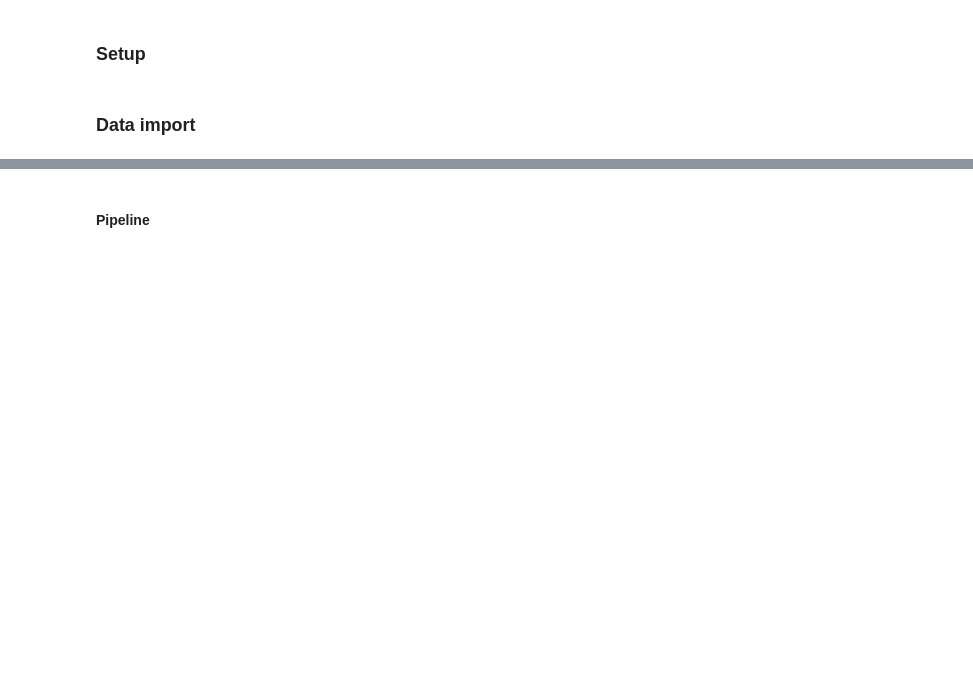
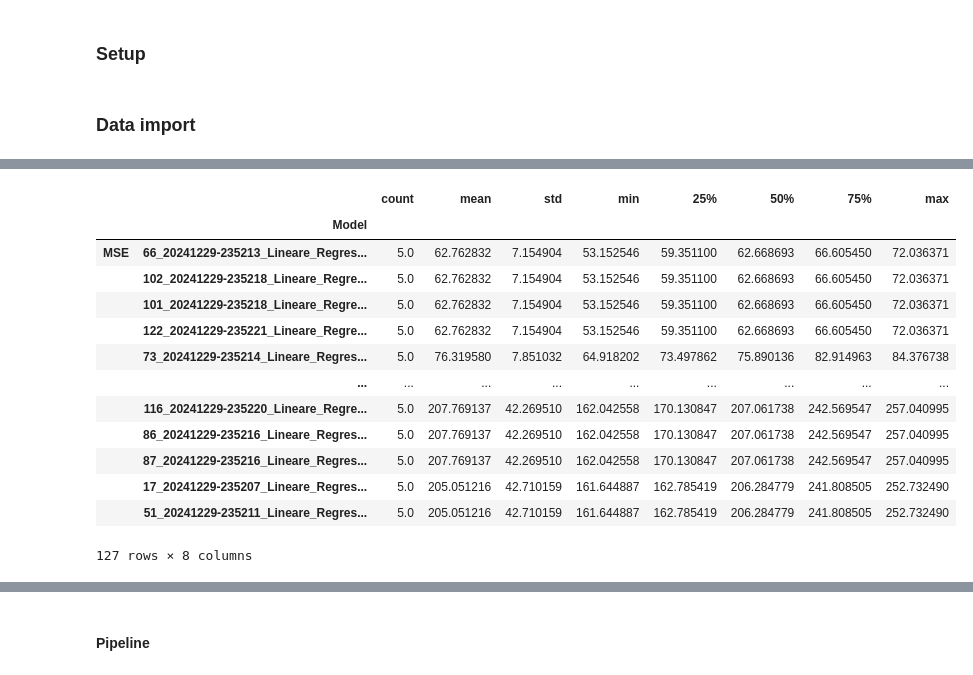
Before and after one commit to mm391-030401/project, a Jupyter notebook: notebooks/modeling.ipynb, the cells around one changed output, grey strips where cells are left out. Saved outputs shown, nothing was run; the diff lists cells and outputs as text; code cells hidden in the pictures; blank space fills up the shorter version.

```diff
--- a/notebooks/modeling.ipynb
+++ b/notebooks/modeling.ipynb
@@ -55,0 +62,2 @@ for col in to_str_cols:
+# %%
+y_label = 'retentionrate'
@@ -55,0 +192,41 @@ for col in to_str_cols:
+# %%
+# Liste zur Speicherung der Statistiken
+stats_list = []
+
+# Iteration durch alle Modellnamen im Index von styled_final_results
+for model_name in model_names_list:
+    # Lade die Kreuzvalidierungsergebnisse für das Modell
+    df_scores = load_validation_results(model_name)
+
+    # Berechne deskriptive Statistiken und transpose sie (für bessere Lesbarkeit)
+    stats = df_scores.describe().T
+
+    # Füge den Modellnamen als Spalte hinzu
+    stats['Model'] = model_name
+
+    # Füge die Statistiken zur Liste hinzu
+    stats_list.append(stats)
+
+# Kombiniere alle Statistiken in einem DataFrame
+combined_stats_df = pd.concat(stats_list)
+
+# Setze den Modellnamen als Index
+combined_stats_df = combined_stats_df.set_index('Model', append=True)
+
+# Zeige die kombinierte Statistik-Tabelle an
+combined_stats_df.sort_values(by = 'std')
+# %% [output]
+|  |  | count | mean | std | min | 25% | 50% | 75% | max |
+|  | Model |  |  |  |  |  |  |  |  |
+| MSE | 66_20241229-235213_Lineare_Regres... | 5.0 | 62.762832 | 7.154904 | 53.152546 | 59.351100 | 62.668693 | 66.605450 | 72.036371 |
+|  | 102_20241229-235218_Lineare_Regre... | 5.0 | 62.762832 | 7.154904 | 53.152546 | 59.351100 | 62.668693 | 66.605450 | 72.036371 |
+|  | 101_20241229-235218_Lineare_Regre... | 5.0 | 62.762832 | 7.154904 | 53.152546 | 59.351100 | 62.668693 | 66.605450 | 72.036371 |
+|  | 122_20241229-235221_Lineare_Regre... | 5.0 | 62.762832 | 7.154904 | 53.152546 | 59.351100 | 62.668693 | 66.605450 | 72.036371 |
+|  | 73_20241229-235214_Lineare_Regres... | 5.0 | 76.319580 | 7.851032 | 64.918202 | 73.497862 | 75.890136 | 82.914963 | 84.376738 |
+|  | ... | ... | ... | ... | ... | ... | ... | ... | ... |
+|  | 116_20241229-235220_Lineare_Regre... | 5.0 | 207.769137 | 42.269510 | 162.042558 | 170.130847 | 207.061738 | 242.569547 | 257.040995 |
+|  | 86_20241229-235216_Lineare_Regres... | 5.0 | 207.769137 | 42.269510 | 162.042558 | 170.130847 | 207.061738 | 242.569547 | 257.040995 |
+|  | 87_20241229-235216_Lineare_Regres... | 5.0 | 207.769137 | 42.269510 | 162.042558 | 170.130847 | 207.061738 | 242.569547 | 257.040995 |
+|  | 17_20241229-235207_Lineare_Regres... | 5.0 | 205.051216 | 42.710159 | 161.644887 | 162.785419 | 206.284779 | 241.808505 | 252.732490 |
+|  | 51_20241229-235211_Lineare_Regres... | 5.0 | 205.051216 | 42.710159 | 161.644887 | 162.785419 | 206.284779 | 241.808505 | 252.732490 |
+127 rows × 8 columns
```
Also changed, not shown: parts of 15 cells of this notebook.
